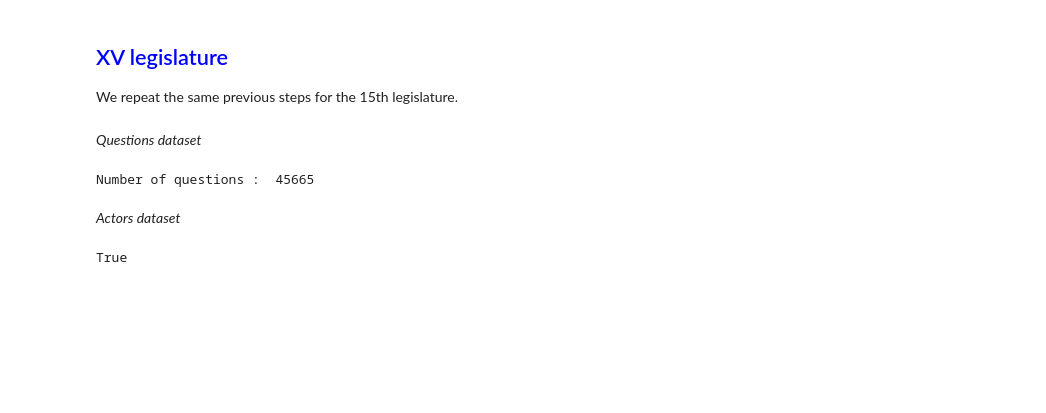
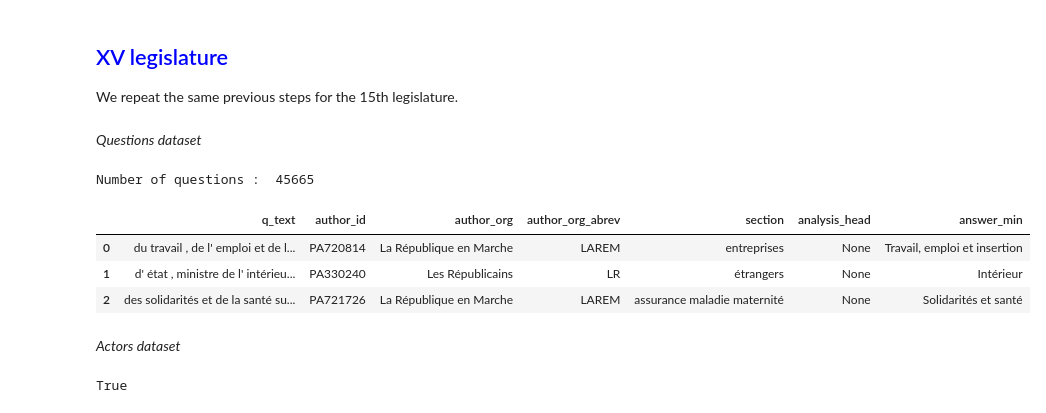
Before and after one commit to Amal-Chaoui/Gender-Bias-in-Politics, a Jupyter notebook: notebooks/data_preparation.ipynb, the cells around one changed output. Saved outputs shown, nothing was run; the diff lists cells and outputs as text; code cells hidden in the pictures; blank space fills up the shorter version.

```diff
--- a/notebooks/data_preparation.ipynb
+++ b/notebooks/data_preparation.ipynb
@@ -208,6 +208,13 @@ cln_corpus = preprocess.remove_anomalies(html_q)
 
 # inserting the clean text into the dataframe
 df_questions['q_text'] = cln_corpus
+# %%
+df_questions.head(3)
+# %% [output]
+|  | q_text | author_id | author_org | author_org_abrev | section | analysis_head | answer_min |
+| 0 | du travail , de l' emploi et de l... | PA720814 | La République en Marche | LAREM | entreprises | None | Travail, emploi et insertion |
+| 1 | d' état , ministre de l' intérieu... | PA330240 | Les Républicains | LR | étrangers | None | Intérieur |
+| 2 | des solidarités et de la santé su... | PA721726 | La République en Marche | LAREM | assurance maladie maternité | None | Solidarités et santé |
 # %% [markdown]
 *Actors dataset*
 # %%
```
Also changed, not shown: parts of 2 cells of this notebook, 5 other files.
